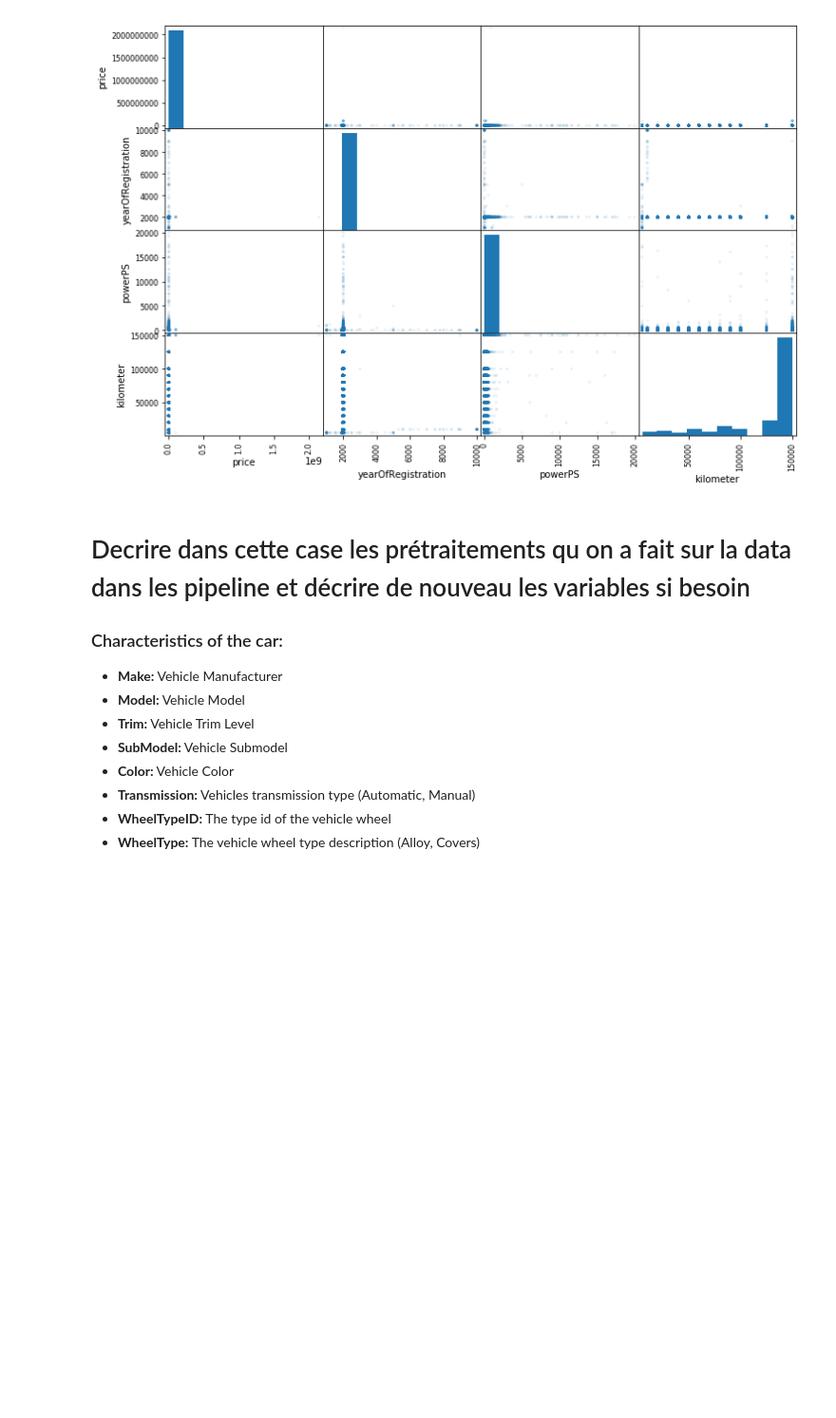
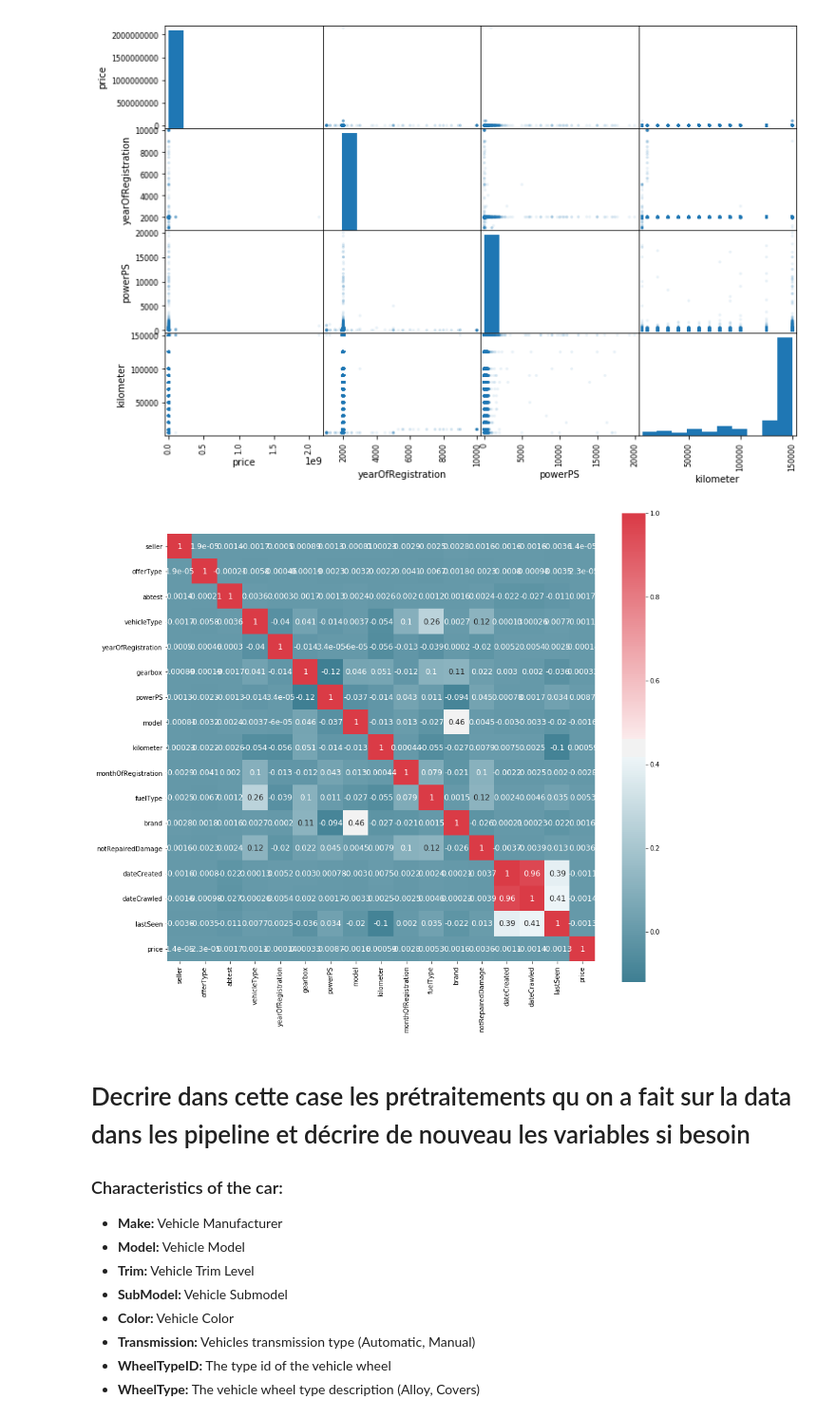
Before and after one commit to koper921/used-car-price, a Jupyter notebook: used_car_starting_kit.ipynb, the cells around one changed output. Shown: that part at 95% size. Cells and saved outputs as stored; diff of their text form; code cells hidden in the pictures; blank space fills up the shorter version.

```diff
--- a/used_car_starting_kit.ipynb
+++ b/used_car_starting_kit.ipynb
@@ -312,6 +314,12 @@ pd.plotting.scatter_matrix(data_train_with_label[num_attributes], figsize = (12,
 plt.show()
 # %% [output]
 [figure]
+# %%
+
+
+plot_correlation_map( data_train_with_label )
+# %% [output]
+[figure, added]
 # %% [markdown]
 # Decrire dans cette case  les prétraitements qu on a fait sur la data dans les pipeline et décrire de nouveau les variables si besoin
 
```
Also changed, not shown: parts of 4 cells of this notebook.
